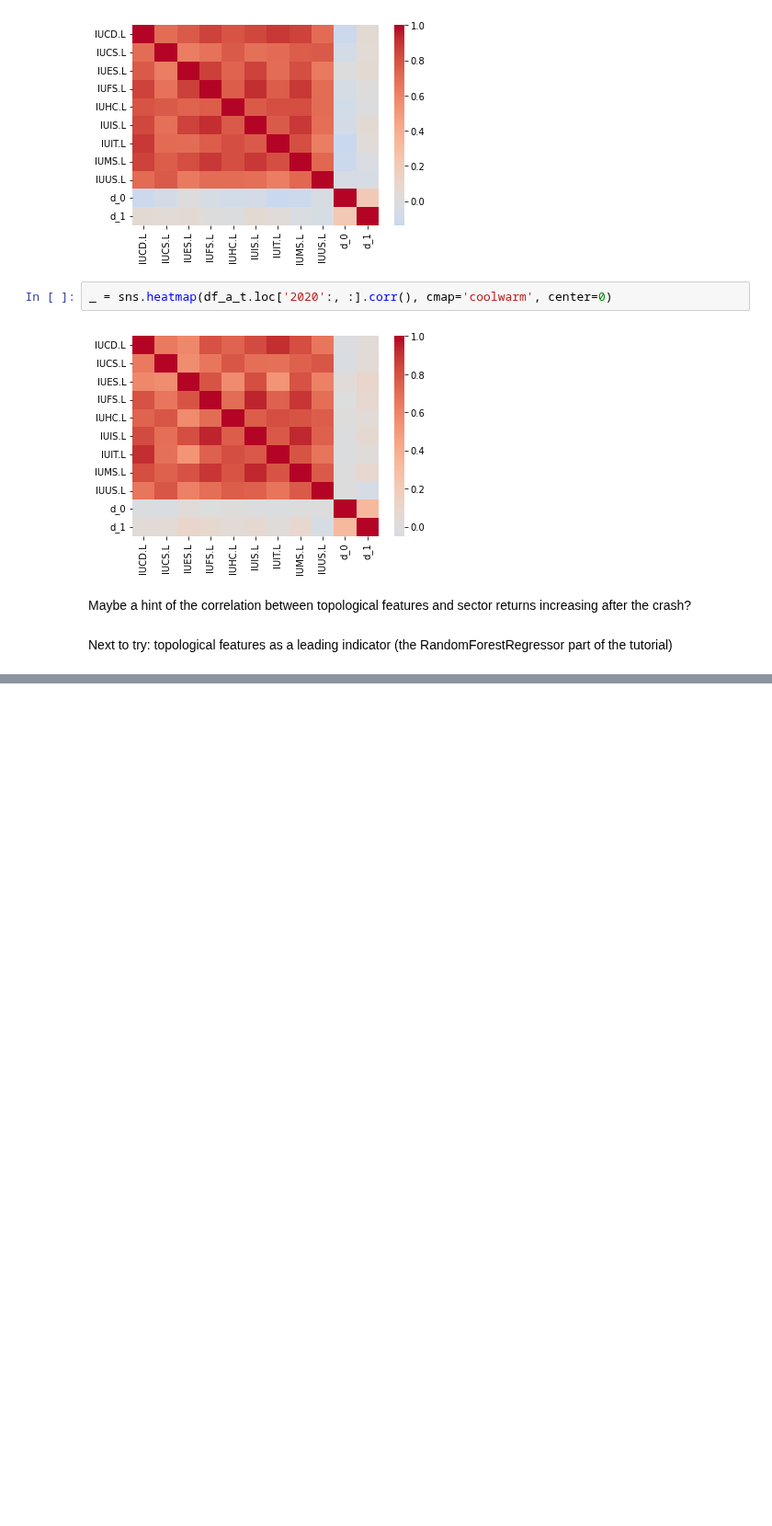
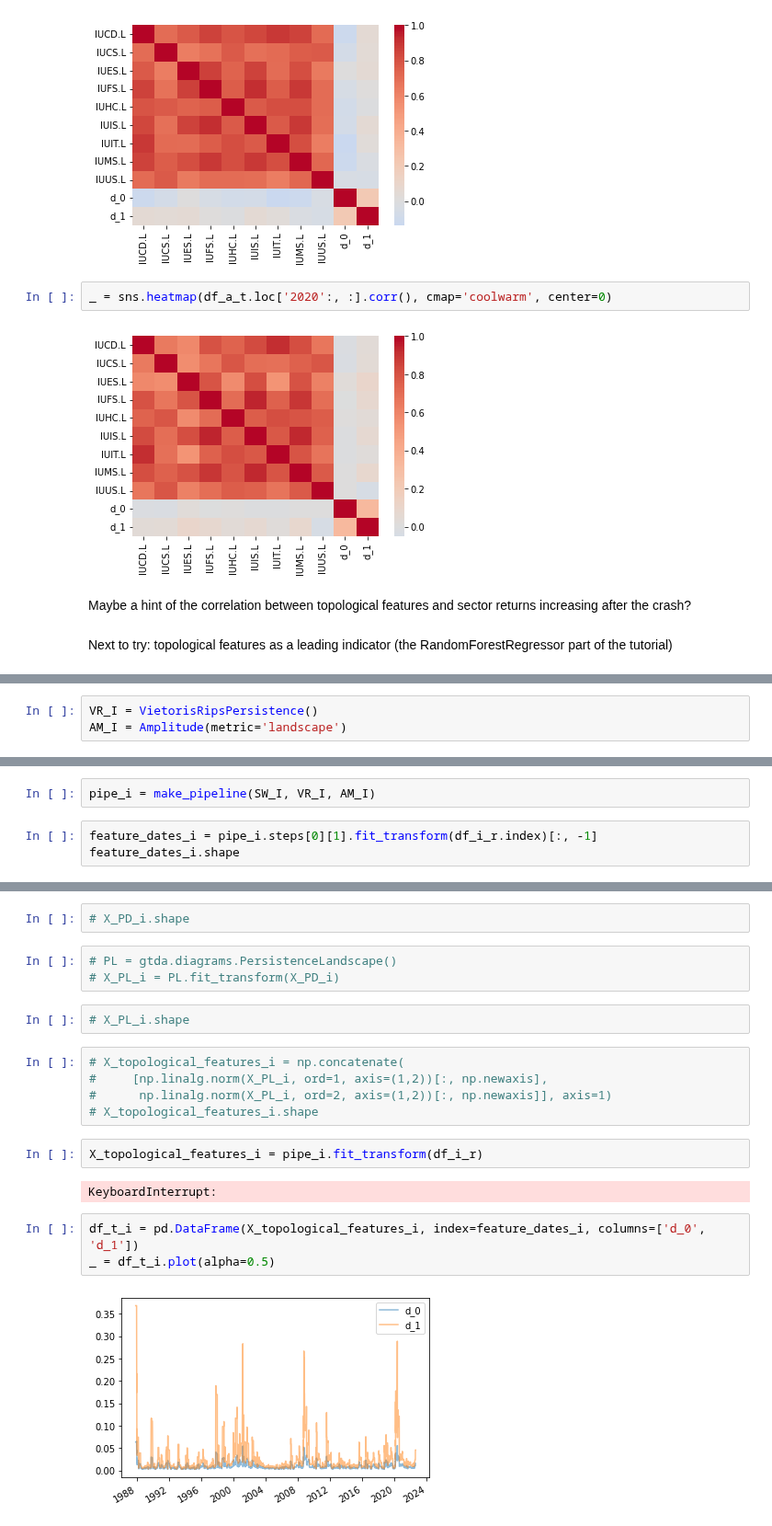
Before and after one commit to mattmcd/PyBayes, a Jupyter notebook: scripts/journal_20220826.ipynb, the cells around one changed output, grey strips where cells are left out. Shown at 92% size. Saved outputs shown, nothing was run; the diff lists cells and outputs as text; blank space fills up the shorter version.

```diff
--- a/scripts/journal_20220826.ipynb
+++ b/scripts/journal_20220826.ipynb
@@ -313,0 +336,3 @@ Next to try: topological features as a leading indicator (the RandomForestRegres
+# %%
+VR_I = VietorisRipsPersistence()
+AM_I = Amplitude(metric='landscape')
@@ -313,0 +344,5 @@ Next to try: topological features as a leading indicator (the RandomForestRegres
+# %%
+pipe_i = make_pipeline(SW_I, VR_I, AM_I)
+# %%
+feature_dates_i = pipe_i.steps[0][1].fit_transform(df_i_r.index)[:, -1]
+feature_dates_i.shape
@@ -313,0 +353,21 @@ Next to try: topological features as a leading indicator (the RandomForestRegres
+# %%
+# X_PD_i.shape
+# %%
+# PL = gtda.diagrams.PersistenceLandscape()
+# X_PL_i = PL.fit_transform(X_PD_i)
+# %%
+# X_PL_i.shape
+# %%
+# X_topological_features_i = np.concatenate(
+#     [np.linalg.norm(X_PL_i, ord=1, axis=(1,2))[:, np.newaxis],
+#      np.linalg.norm(X_PL_i, ord=2, axis=(1,2))[:, np.newaxis]], axis=1)
+# X_topological_features_i.shape
+# %%
+X_topological_features_i = pipe_i.fit_transform(df_i_r)
+# %% [output]
+KeyboardInterrupt:
+# %%
+df_t_i = pd.DataFrame(X_topological_features_i, index=feature_dates_i, columns=['d_0', 'd_1'])
+_ = df_t_i.plot(alpha=0.5)
+# %% [output]
+[figure, added]
```
Also changed, not shown: parts of 11 cells of this notebook.
